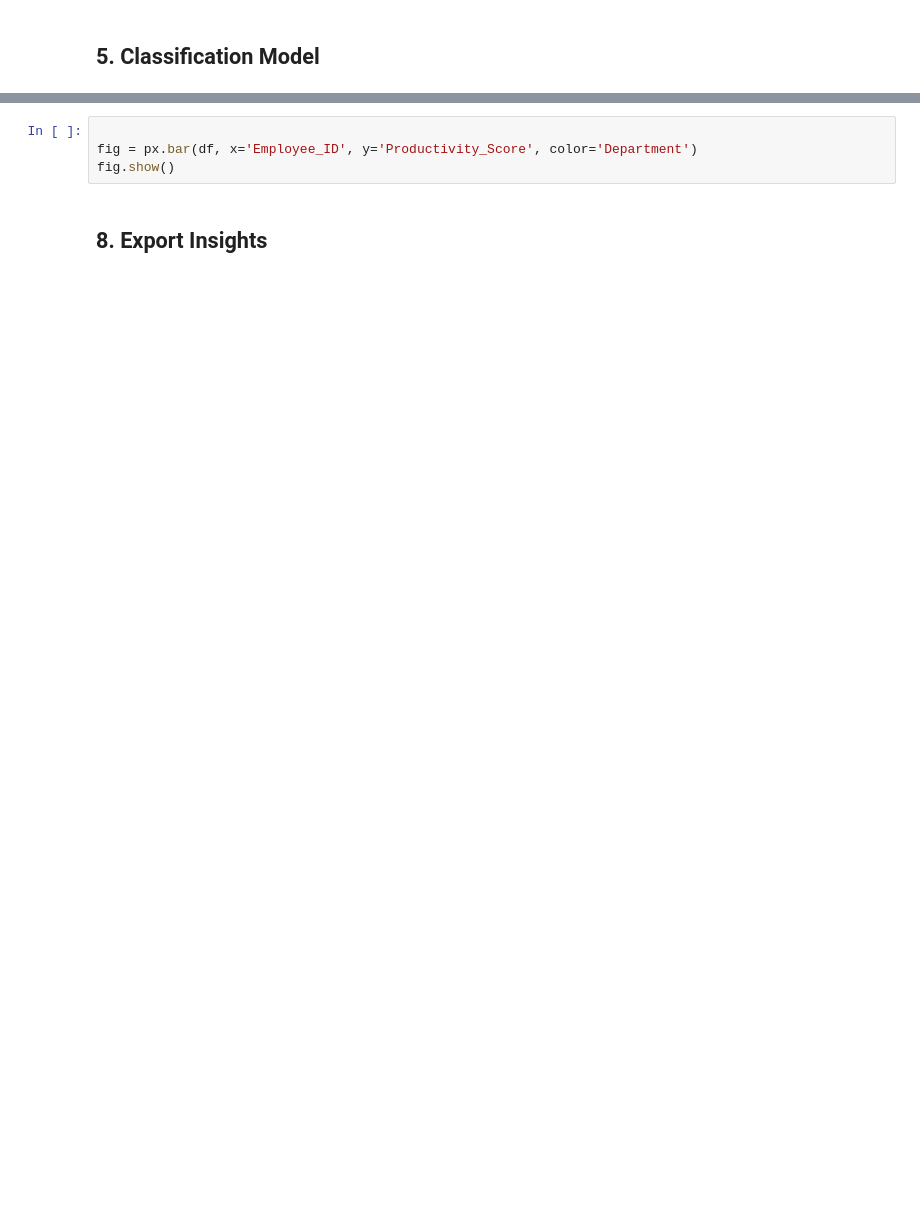
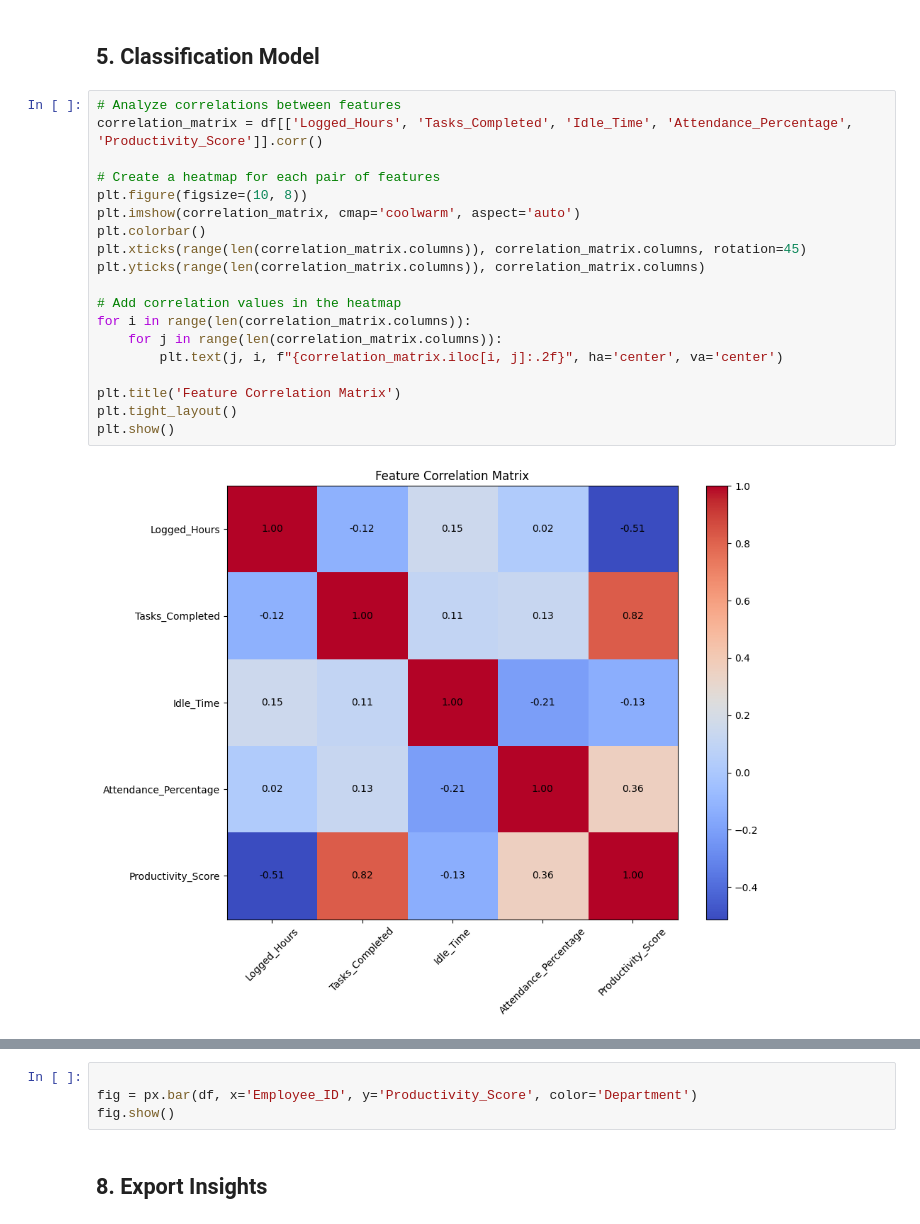
Before and after one commit to livingemoji/productivity, a Jupyter notebook: workforce_productivity_system.ipynb, the cells around one changed output, grey strips where cells are left out. Saved outputs shown, nothing was run; the diff lists cells and outputs as text; blank space fills up the shorter version.

```diff
--- a/workforce_productivity_system.ipynb
+++ b/workforce_productivity_system.ipynb
@@ -35,5 +57,26 @@ df.head()
 # %% [markdown]
 ## 5. Classification Model
+# %%
+# Analyze correlations between features
+correlation_matrix = df[['Logged_Hours', 'Tasks_Completed', 'Idle_Time', 'Attendance_Percentage', 'Productivity_Score']].corr()
+
+# Create a heatmap for each pair of features
+plt.figure(figsize=(10, 8))
+plt.imshow(correlation_matrix, cmap='coolwarm', aspect='auto')
+plt.colorbar()
+plt.xticks(range(len(correlation_matrix.columns)), correlation_matrix.columns, rotation=45)
+plt.yticks(range(len(correlation_matrix.columns)), correlation_matrix.columns)
+
+# Add correlation values in the heatmap
+for i in range(len(correlation_matrix.columns)):
+    for j in range(len(correlation_matrix.columns)):
+        plt.text(j, i, f"{correlation_matrix.iloc[i, j]:.2f}", ha='center', va='center')
+
+plt.title('Feature Correlation Matrix')
+plt.tight_layout()
+plt.show()
+# %% [output]
+[figure, added]
 # %%
 
 X = df[['Logged_Hours','Tasks_Completed','Idle_Time','Attendance_Percentage']]
```
Also changed, not shown: parts of 11 cells of this notebook, 1 other file.
